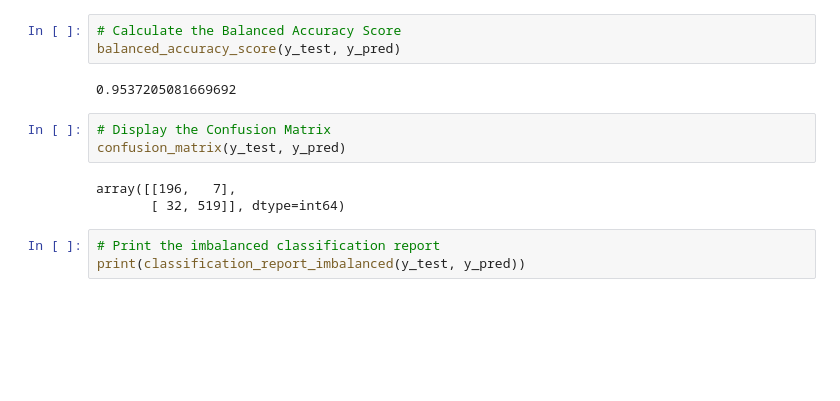
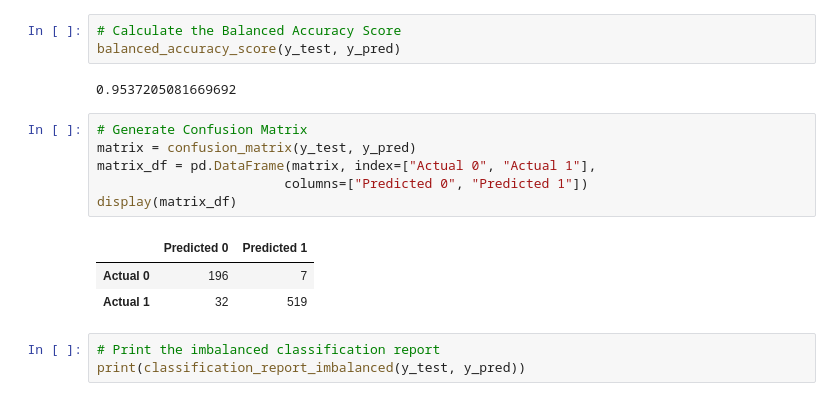
Before and after one commit to boggesstristyn/bootcamp-project, a Jupyter notebook: displacement_risk_ml-logistic.ipynb, the cells around one changed output. Drawn from its saved outputs; the diff is of its cells as text; blank space fills up the shorter version.

```diff
--- a/displacement_risk_ml-logistic.ipynb
+++ b/displacement_risk_ml-logistic.ipynb
@@ -391,11 +394,15 @@ balanced_accuracy_score(y_test, y_pred)
 # %% [output]
 0.9537205081669692
 # %%
-# Display the Confusion Matrix
-confusion_matrix(y_test, y_pred)
+# Generate Confusion Matrix
+matrix = confusion_matrix(y_test, y_pred)
+matrix_df = pd.DataFrame(matrix, index=["Actual 0", "Actual 1"],
+                        columns=["Predicted 0", "Predicted 1"])
+display(matrix_df)
 # %% [output]
-array([[196,   7],
-       [ 32, 519]], dtype=int64)
+|  | Predicted 0 | Predicted 1 |
+| Actual 0 | 196 | 7 |
+| Actual 1 | 32 | 519 |
 # %%
 # Print the imbalanced classification report
 print(classification_report_imbalanced(y_test, y_pred))
```
Also changed, not shown: parts of 1 cell of this notebook, 14 other files.
